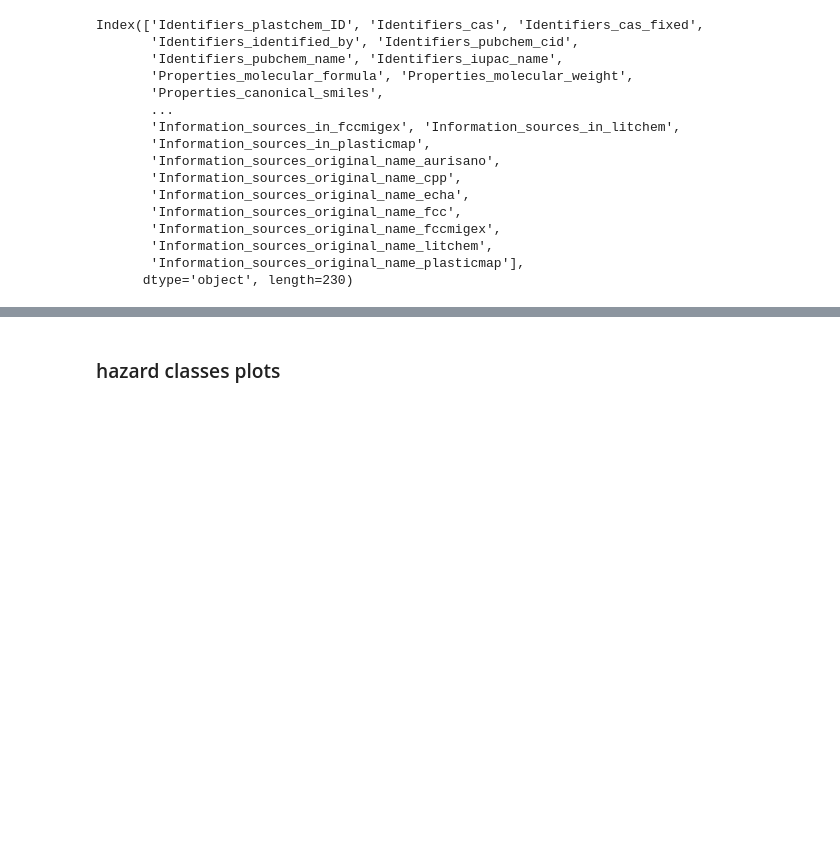
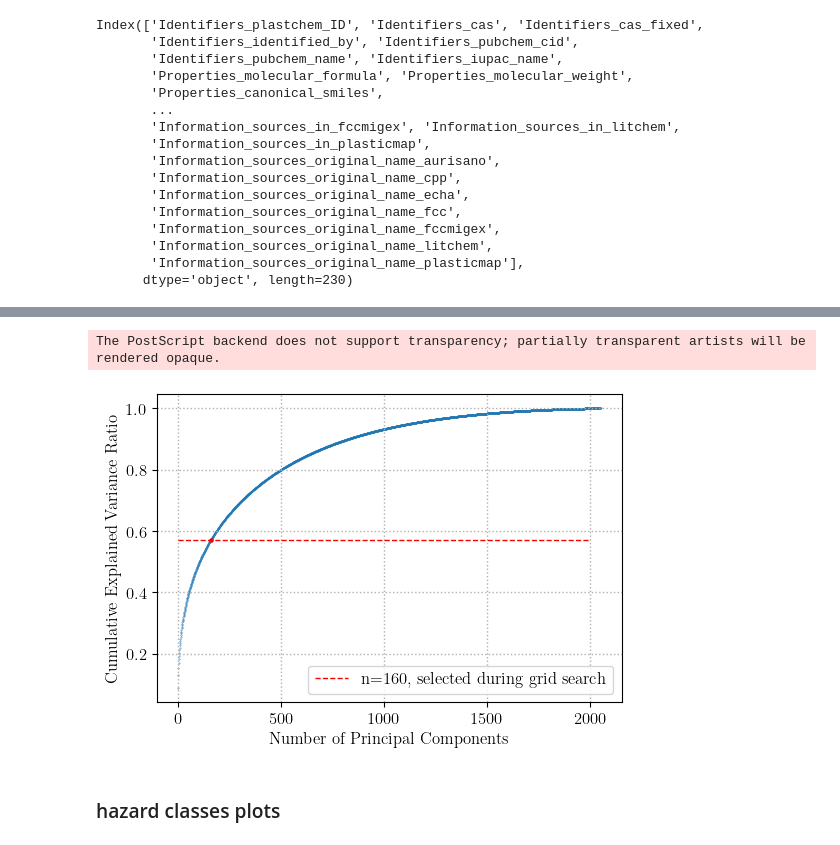
Before and after one commit to ameliehuebner/plastchem-project, a Jupyter notebook: analysis/visual_dataset.ipynb, the cells around one changed output, grey strips where cells are left out. Cells and saved outputs as stored; diff of their text form; code cells hidden in the pictures; blank space fills up the shorter version.

```diff
--- a/analysis/visual_dataset.ipynb
+++ b/analysis/visual_dataset.ipynb
@@ -108,3 +158,20 @@ The PostScript backend does not support transparency; partially transparent arti
+# %%
+# Plot explained variance ratio
+cumulative_variance_ratio = np.cumsum(explained_variance_ratio)
+plt.figure(figsize=(6,4))
+plt.grid(zorder=0,linestyle='dotted', linewidth=1)
+plt.scatter(range(len(cumulative_variance_ratio)), cumulative_variance_ratio, s=0.1)
+plt.hlines(cumulative_variance_ratio[160], 0, 2000, lw=1, linestyles="--", colors="red", label="n=160, selected during grid search")
+plt.scatter(159, cumulative_variance_ratio[160], s=5, c="red")
+#plt.xscale("log")
+plt.xlabel('Number of Principal Components')
+plt.ylabel('Cumulative Explained Variance Ratio')
+#plt.title('Cumulative Explained Variance Ratio by Principal Components')
+plt.legend()
+plt.savefig(Path.cwd() / "../report/pca_cum.eps", format='eps')
+# %% [output]
+The PostScript backend does not support transparency; partially transparent artists will be rendered opaque.
+[figure, added]
 # %% [markdown]
 ### hazard classes plots
 # %%
```
Also changed, not shown: parts of 3 cells of this notebook, 29 other files.
